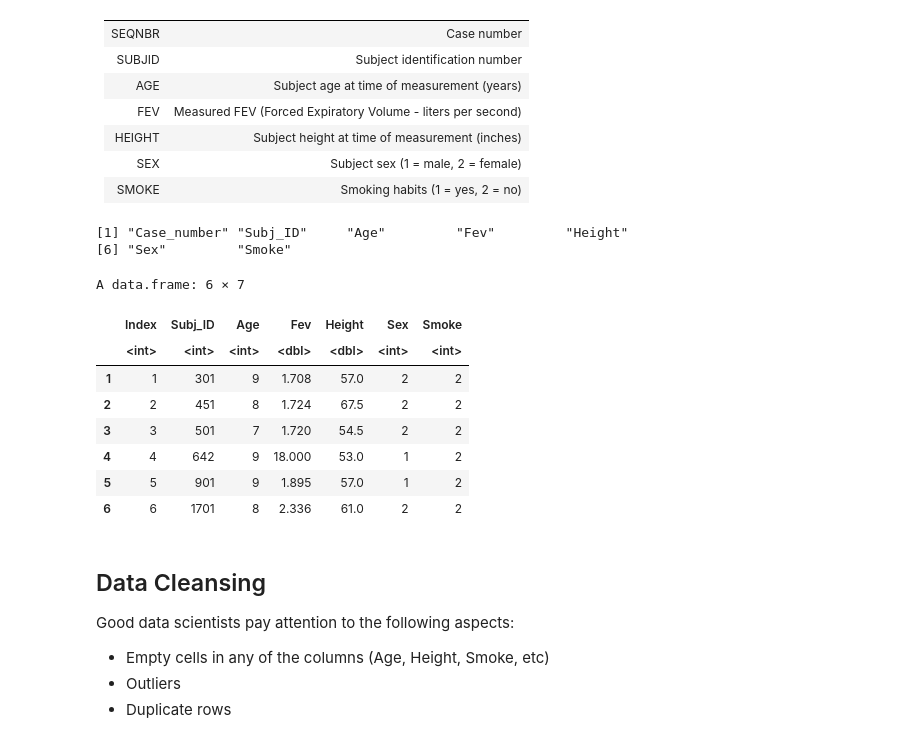
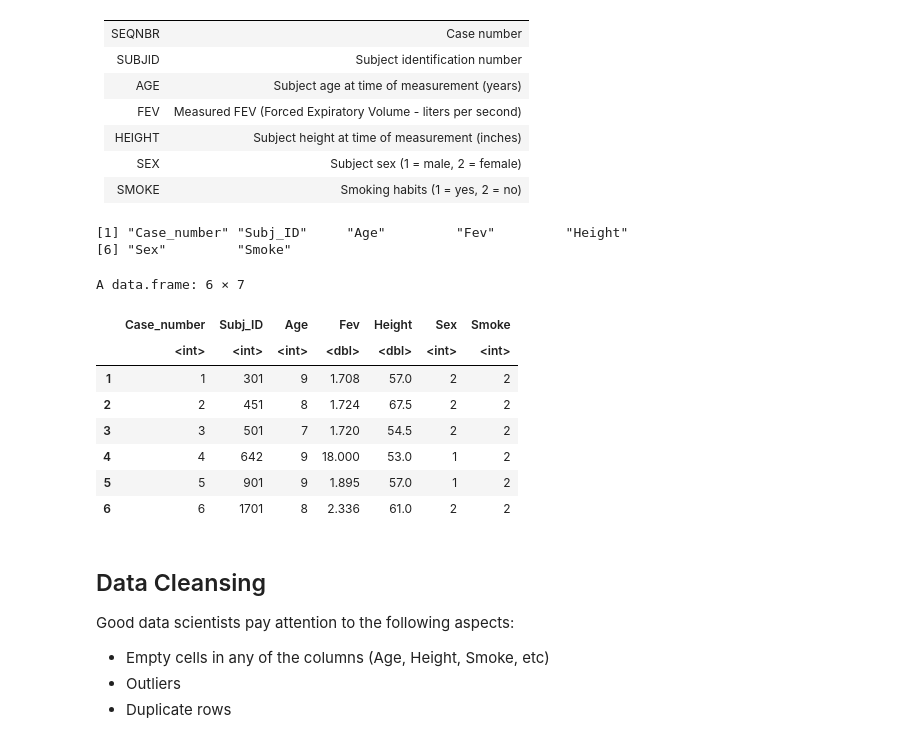
Before and after one commit to Davis-Data-Science-Club/R-Tutorial, a Jupyter notebook: R_Workshop_Fall_2023.ipynb, the cells around one changed output. Saved outputs shown, nothing was run; the diff lists cells and outputs as text; code cells hidden in the pictures.

```diff
--- a/R_Workshop_Fall_2023.ipynb
+++ b/R_Workshop_Fall_2023.ipynb
@@ -63,7 +63,7 @@ A data.frame: 3 × 3
 # FEV data: data on study on the effects of smoking in children
 
 # read_table() : Read whitespace-separated columns into a dataframe
-s <- read.table("/Fev.txt")
+s <- read.table("/content/Fev.txt")
 head(s, n=20)
 
 # 2 ways to read in .csv file
@@ -158,16 +158,16 @@ There are 200 rows in the FEV dataframe
 # %%
 # Method to rename all column names
 colnames(s) <- (c("Case_number", "Subj_ID","Age", "Fev", "Height", "Sex", "Smoke"))
 colnames(s)
 
 # Rename specific columns
-colnames(s)[1] <- "Index" # replace 1 with desired column index
+# colnames(s)[1] <- "new_column_name" # replace 1 with desired column index
 head(s)
 # %% [output]
 [1] "Case_number" "Subj_ID"     "Age"         "Fev"         "Height"
 [6] "Sex"         "Smoke"
 A data.frame: 6 × 7
-|  | Index | Subj_ID | Age | Fev | Height | Sex | Smoke |
+|  | Case_number | Subj_ID | Age | Fev | Height | Sex | Smoke |
 |  | <int> | <int> | <int> | <dbl> | <dbl> | <int> | <int> |
 | 1 | 1 | 301 | 9 | 1.708 | 57.0 | 2 | 2 |
 | 2 | 2 | 451 | 8 | 1.724 | 67.5 | 2 | 2 |
```
Also changed, not shown: parts of 6 cells of this notebook.
